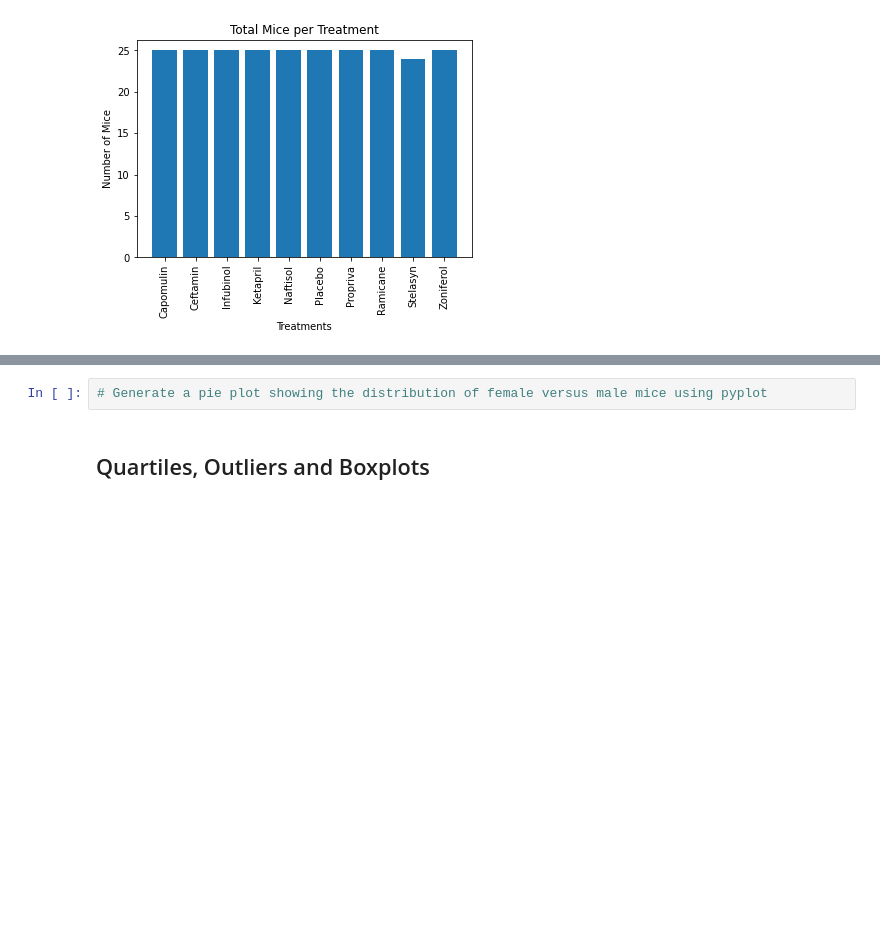
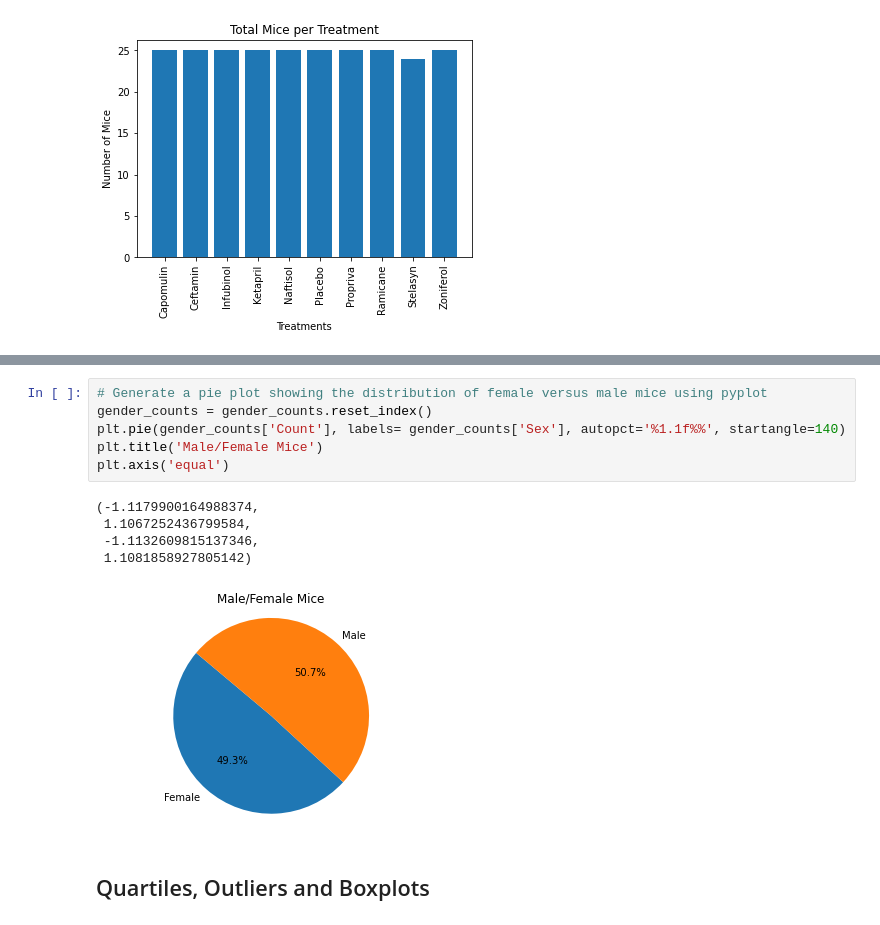
Before and after one commit to potterc22/MatPlotLib-Challenge, a Jupyter notebook: pymaceuticals_starter.ipynb, the cells around one changed output, grey strips where cells are left out. Saved outputs shown, nothing was run; the diff lists cells and outputs as text; blank space fills up the shorter version.

```diff
--- a/pymaceuticals_starter.ipynb
+++ b/pymaceuticals_starter.ipynb
@@ -159,5 +181,15 @@ plt.xticks(rotation='vertical')
 # %%
 # Generate a pie plot showing the distribution of female versus male mice using pyplot
+gender_counts = gender_counts.reset_index()
+plt.pie(gender_counts['Count'], labels= gender_counts['Sex'], autopct='%1.1f%%', startangle=140)
+plt.title('Male/Female Mice')
+plt.axis('equal')
+# %% [output]
+(-1.1179900164988374,
+ 1.1067252436799584,
+ -1.1132609815137346,
+ 1.1081858927805142)
+[figure, added]
 # %% [markdown]
 ## Quartiles, Outliers and Boxplots
 # %%
```
Also changed, not shown: parts of 2 cells of this notebook.
